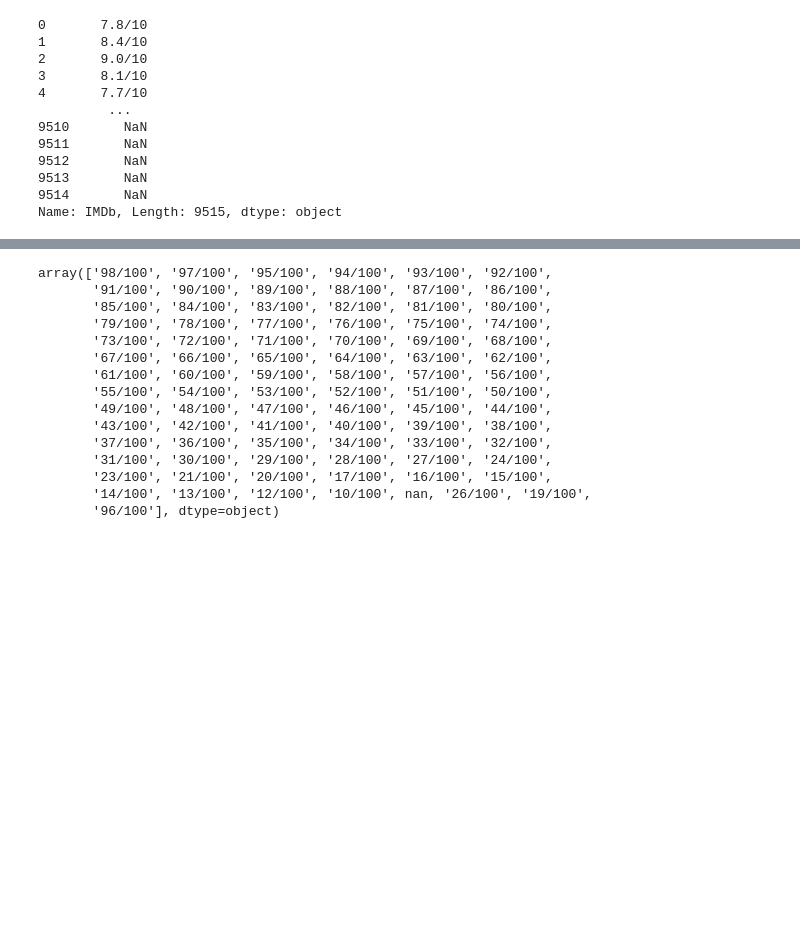
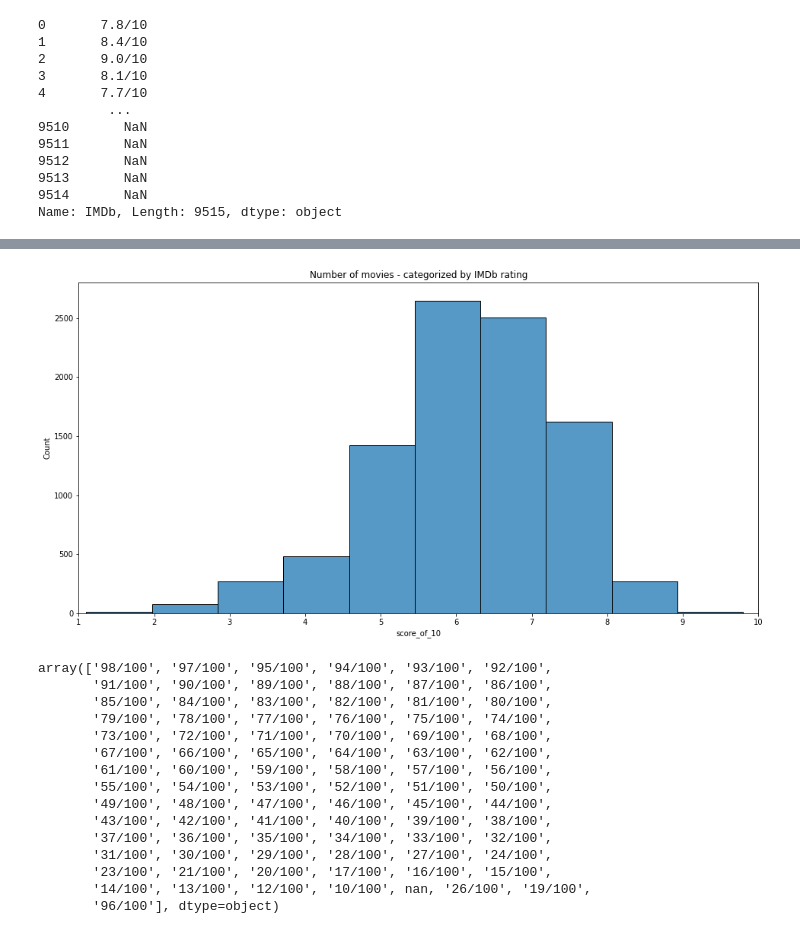
Before and after one commit to IronMan2483/streaming_movies, a Jupyter notebook: notebook/notebook_streaming.ipynb, the cells around one changed output, grey strips where cells are left out. Cells and saved outputs as stored; diff of their text form; code cells hidden in the pictures; blank space fills up the shorter version.

```diff
--- a/notebook/notebook_streaming.ipynb
+++ b/notebook/notebook_streaming.ipynb
@@ -872,3 +991,15 @@ Name: IMDb, Length: 9515, dtype: object
+# %%
+f, ax = plt.subplots(figsize=(16,8))
+
+plt.title('Number of movies - agg. categorized by IMDb rating')
+sns.histplot(data=movies_imdb['score_of_10'], bins=10)
+
+plt.ylim(0,2800)
+plt.xlim(1,10)
+plt.setp(ax, xticks=[1,2,3,4,5,6,7,8,9,10])
+plt.show()
+# %% [output]
+[figure, added]
 # %%
 movies['Rotten Tomatoes'].unique()
 # %% [output]
```
Also changed, not shown: parts of 28 cells of this notebook, 4 other files.
